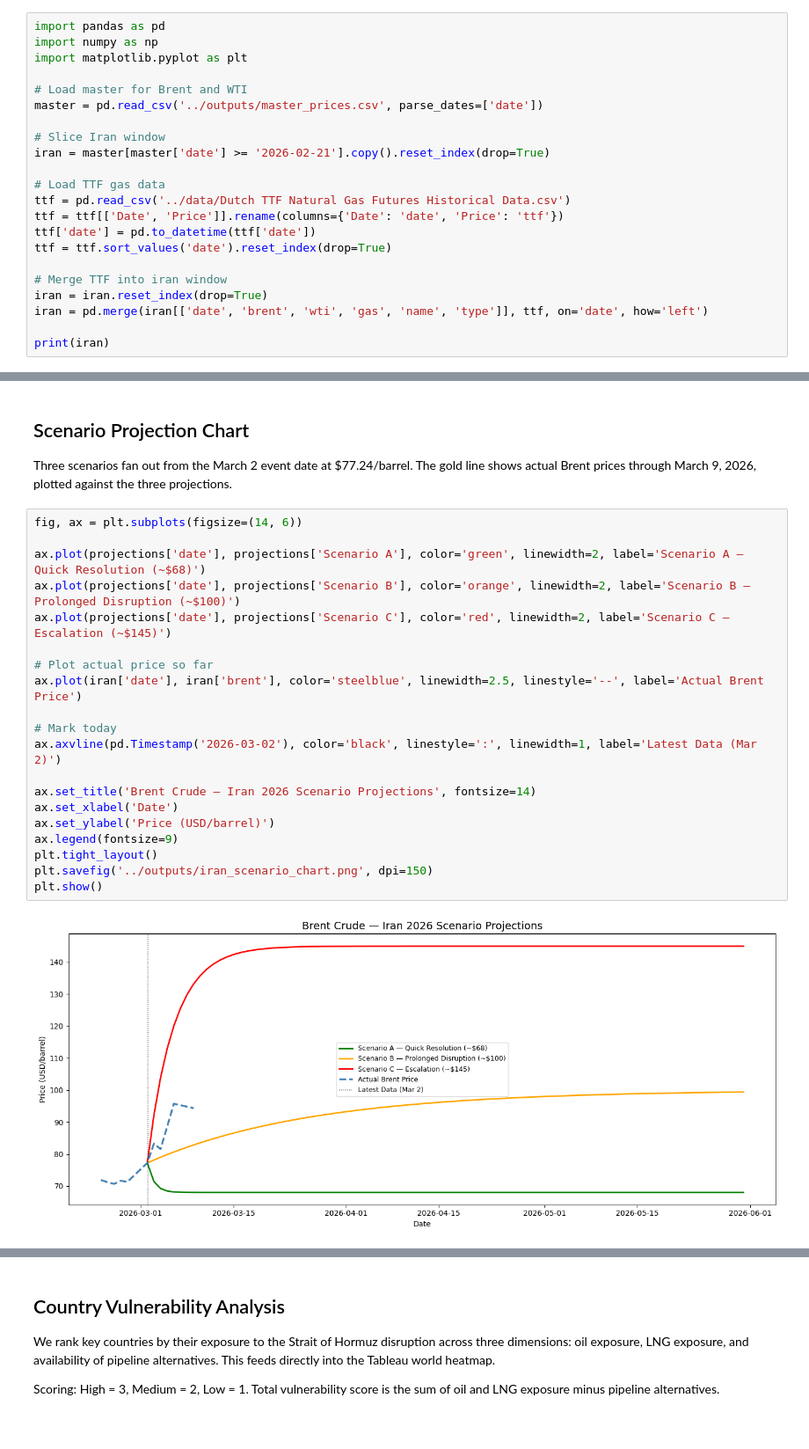
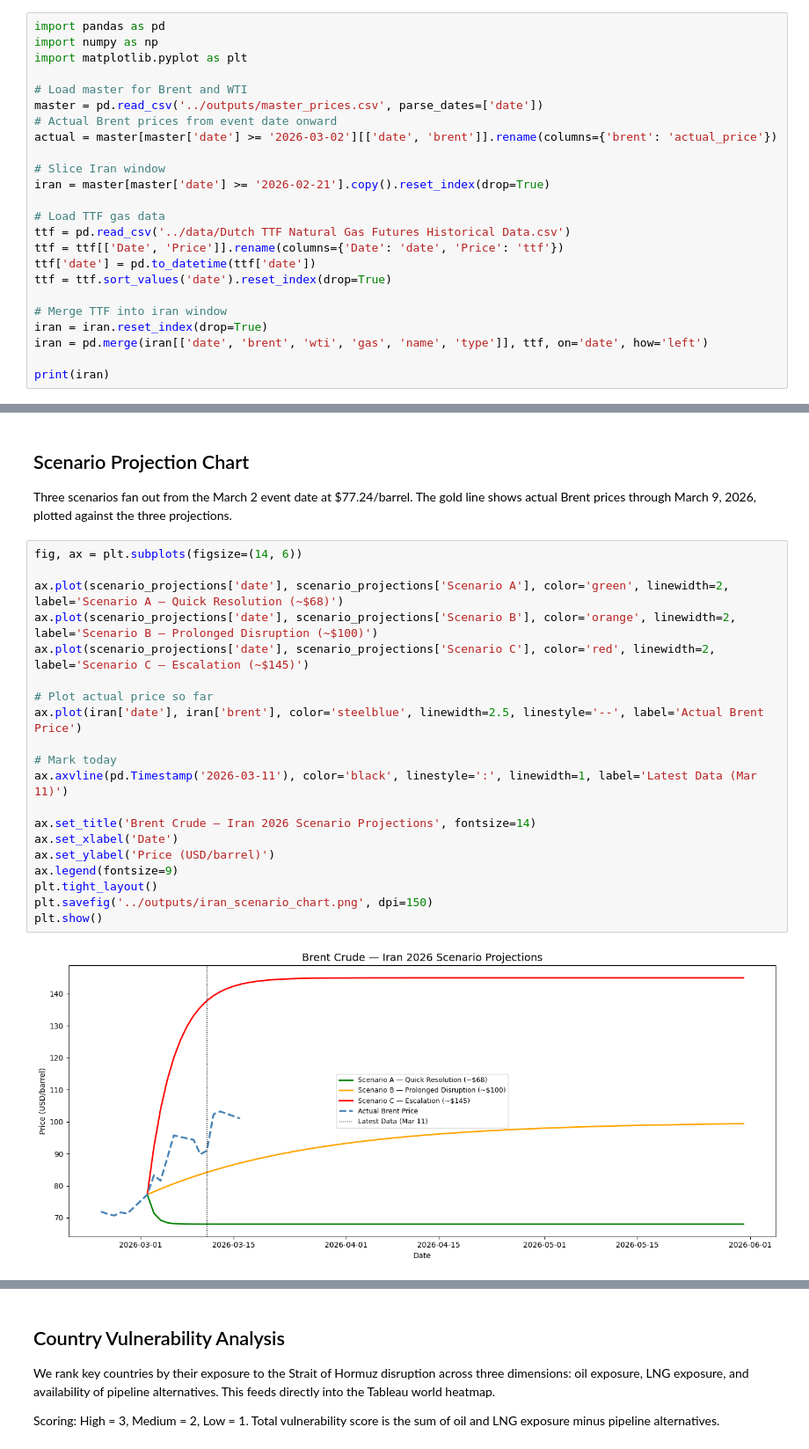
Before and after one commit to rangywulf/shock_and_price, a Jupyter notebook: notebooks/03_iran_2026.ipynb, the cells around one changed output, grey strips where cells are left out. Shown at 88% size. Drawn from its saved outputs; the diff is of its cells as text.

Commit message:
add notebook 05 US gas prices, update iran events through mar 11, update README FINDINGS EXECUTIVE_SUMMARY

```diff
--- a/notebooks/03_iran_2026.ipynb
+++ b/notebooks/03_iran_2026.ipynb
@@ -10,6 +10,8 @@ import matplotlib.pyplot as plt
 
 # Load master for Brent and WTI
 master = pd.read_csv('../outputs/master_prices.csv', parse_dates=['date'])
+# Actual Brent prices from event date onward
+actual = master[master['date'] >= '2026-03-02'][['date', 'brent']].rename(columns={'brent': 'actual_price'})
 
 # Slice Iran window
 iran = master[master['date'] >= '2026-02-21'].copy().reset_index(drop=True)
@@ -177,24 +191,24 @@ plotted against the three projections.
 # %%
 fig, ax = plt.subplots(figsize=(14, 6))
 
-ax.plot(projections['date'], projections['Scenario A'], color='green', linewidth=2, label='Scenario A — Quick Resolution (~$68)')
-ax.plot(projections['date'], projections['Scenario B'], color='orange', linewidth=2, label='Scenario B — Prolonged Disruption (~$100)')
-ax.plot(projections['date'], projections['Scenario C'], color='red', linewidth=2, label='Scenario C — Escalation (~$145)')
+ax.plot(scenario_projections['date'], scenario_projections['Scenario A'], color='green', linewidth=2, label='Scenario A — Quick Resolution (~$68)')
+ax.plot(scenario_projections['date'], scenario_projections['Scenario B'], color='orange', linewidth=2, label='Scenario B — Prolonged Disruption (~$100)')
+ax.plot(scenario_projections['date'], scenario_projections['Scenario C'], color='red', linewidth=2, label='Scenario C — Escalation (~$145)')
 
 # Plot actual price so far
 ax.plot(iran['date'], iran['brent'], color='steelblue', linewidth=2.5, linestyle='--', label='Actual Brent Price')
 
 # Mark today
-ax.axvline(pd.Timestamp('2026-03-02'), color='black', linestyle=':', linewidth=1, label='Latest Data (Mar 2)')
+ax.axvline(pd.Timestamp('2026-03-11'), color='black', linestyle=':', linewidth=1, label='Latest Data (Mar 11)')
 
 ax.set_title('Brent Crude — Iran 2026 Scenario Projections', fontsize=14)
 ax.set_xlabel('Date')
 ax.set_ylabel('Price (USD/barrel)')
 ax.legend(fontsize=9)
 plt.tight_layout()
 plt.savefig('../outputs/iran_scenario_chart.png', dpi=150)
 plt.show()
 # %% [output]
-[figure, old version]
+[figure, new version]
 # %% [markdown]
 ## Scenario Chart Analysis
```
Also changed, not shown: parts of 5 cells of this notebook, 24 other files.
